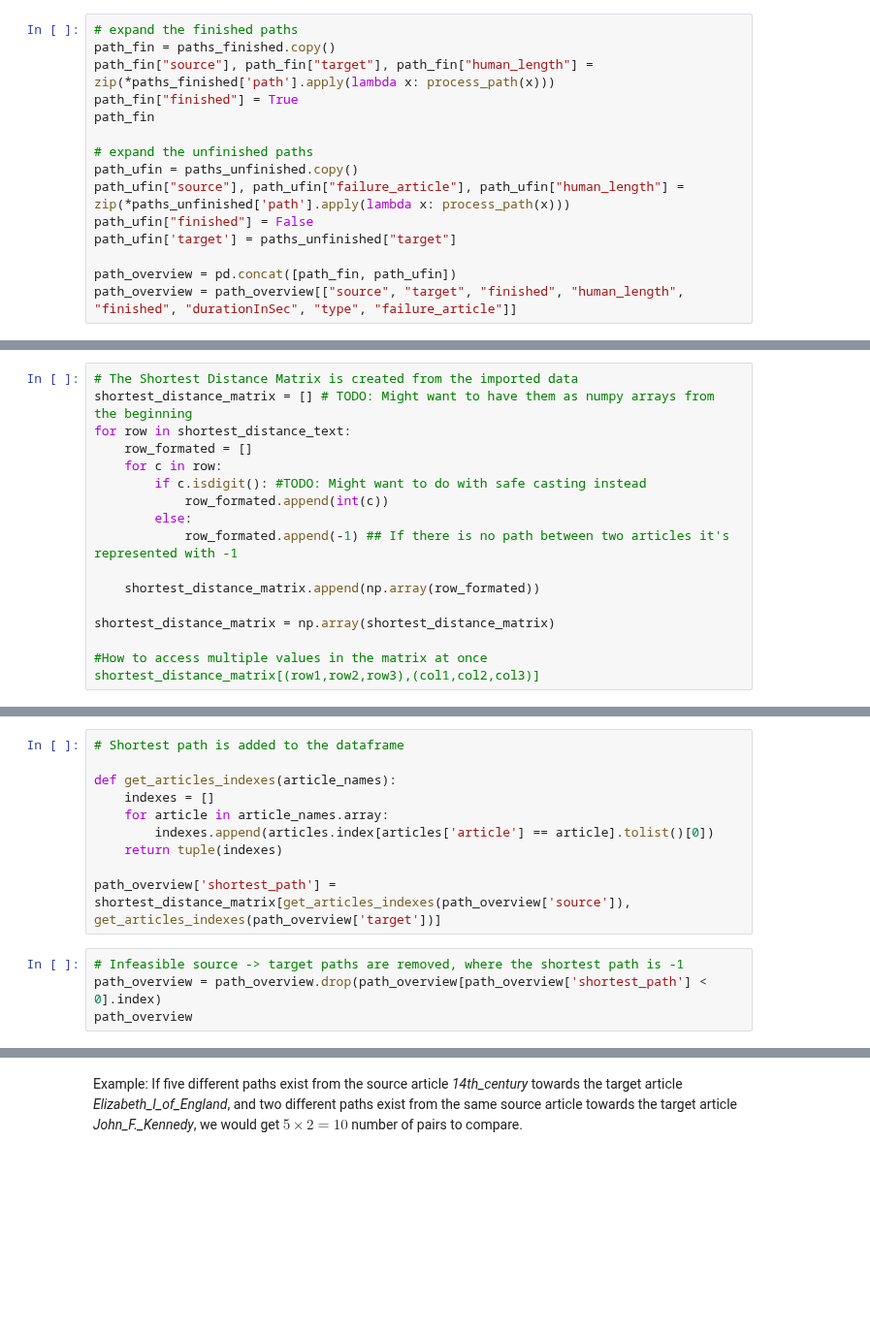
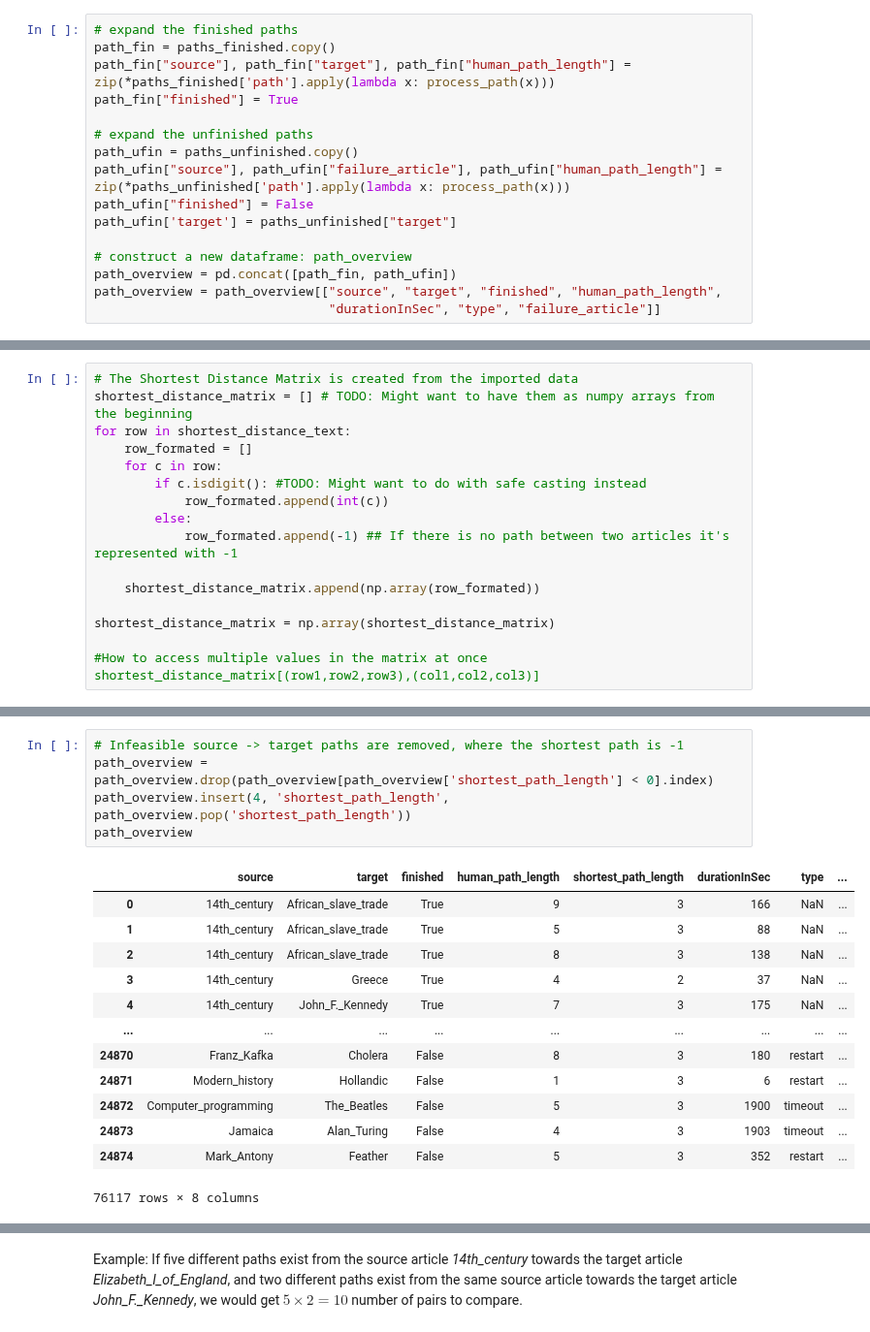
Before and after one commit to epfl-ada/ada-2022-project-metadata, a Jupyter notebook: project.ipynb, the cells around one changed output, grey strips where cells are left out. Shown at 97% size. Drawn from its saved outputs; the diff is of its cells as text; blank space fills up the shorter version.

```diff
--- a/project.ipynb
+++ b/project.ipynb
@@ -218,15 +194,16 @@ def process_path(path):
 # %%
 # expand the finished paths
 path_fin = paths_finished.copy()
-path_fin["source"], path_fin["target"], path_fin["human_length"] =  zip(*paths_finished['path'].apply(lambda x: process_path(x)))
+path_fin["source"], path_fin["target"], path_fin["human_path_length"] =  zip(*paths_finished['path'].apply(lambda x: process_path(x)))
 path_fin["finished"] = True
-path_fin
 
 # expand the unfinished paths
 path_ufin = paths_unfinished.copy()
-path_ufin["source"], path_ufin["failure_article"], path_ufin["human_length"] =  zip(*paths_unfinished['path'].apply(lambda x: process_path(x)))
+path_ufin["source"], path_ufin["failure_article"], path_ufin["human_path_length"] = zip(*paths_unfinished['path'].apply(lambda x: process_path(x)))
 path_ufin["finished"] = False
 path_ufin['target'] = paths_unfinished["target"]
 
+# construct a new dataframe: path_overview
 path_overview = pd.concat([path_fin, path_ufin])
-path_overview = path_overview[["source", "target", "finished", "human_length", "finished", "durationInSec", "type", "failure_article"]]
+path_overview = path_overview[["source", "target", "finished", "human_path_length",
+                               "durationInSec", "type", "failure_article"]]
@@ -269,14 +227,0 @@ path_overview = path_overview.drop(path_overview[condition].index)
-# %%
-# Shortest path is added to the dataframe
-
-def get_articles_indexes(article_names):
-    indexes = []
-    for article in article_names.array:
-        indexes.append(articles.index[articles['article'] == article].tolist()[0])
-    return tuple(indexes)
-
-path_overview['shortest_path'] = shortest_distance_matrix[get_articles_indexes(path_overview['source']), get_articles_indexes(path_overview['target'])]
-# %%
-# Infeasible source -> target paths are removed, where the shortest path is -1
-path_overview = path_overview.drop(path_overview[path_overview['shortest_path'] < 0].index)
-path_overview
@@ -397,0 +243,19 @@ By merging `finpaths_women_target` and `finpaths_men_target` on the source artic
+# %%
+# Infeasible source -> target paths are removed, where the shortest path is -1
+path_overview = path_overview.drop(path_overview[path_overview['shortest_path_length'] < 0].index)
+path_overview.insert(4, 'shortest_path_length', path_overview.pop('shortest_path_length'))
+path_overview
+# %% [output]
+|  | source | target | finished | human_path_length | shortest_path_length | durationInSec | type | ... |
+| 0 | 14th_century | African_slave_trade | True | 9 | 3 | 166 | NaN | ... |
+| 1 | 14th_century | African_slave_trade | True | 5 | 3 | 88 | NaN | ... |
+| 2 | 14th_century | African_slave_trade | True | 8 | 3 | 138 | NaN | ... |
+| 3 | 14th_century | Greece | True | 4 | 2 | 37 | NaN | ... |
+| 4 | 14th_century | John_F._Kennedy | True | 7 | 3 | 175 | NaN | ... |
+| ... | ... | ... | ... | ... | ... | ... | ... | ... |
+| 24870 | Franz_Kafka | Cholera | False | 8 | 3 | 180 | restart | ... |
+| 24871 | Modern_history | Hollandic | False | 1 | 3 | 6 | restart | ... |
+| 24872 | Computer_programming | The_Beatles | False | 5 | 3 | 1900 | timeout | ... |
+| 24873 | Jamaica | Alan_Turing | False | 4 | 3 | 1903 | timeout | ... |
+| 24874 | Mark_Antony | Feather | False | 5 | 3 | 352 | restart | ... |
+76117 rows × 8 columns
```
Also changed, not shown: parts of 66 cells of this notebook.
